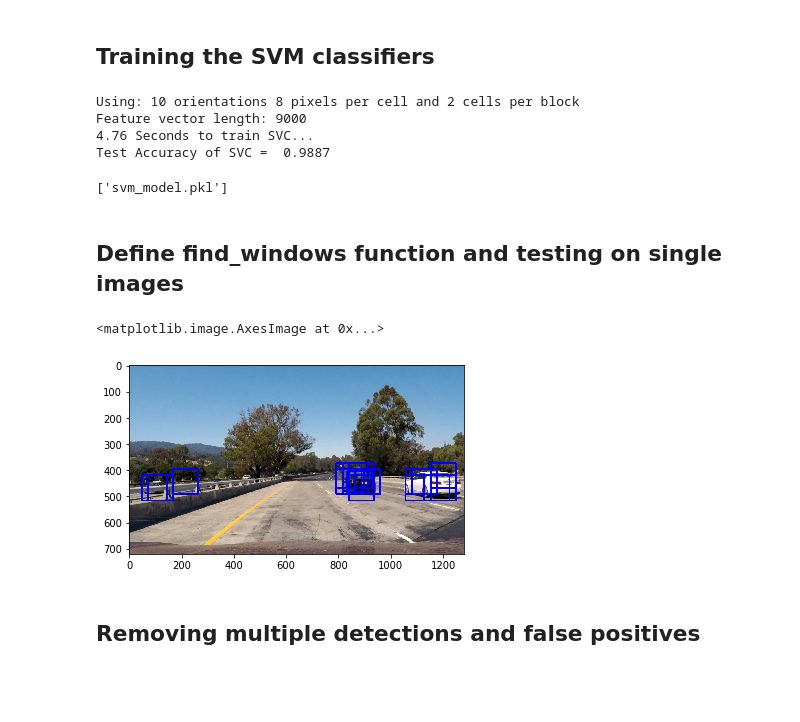
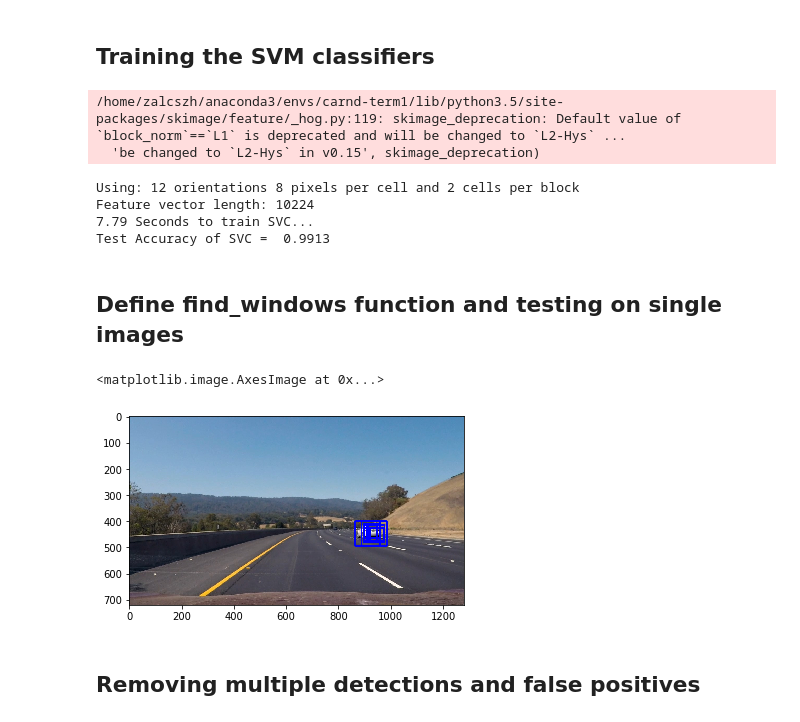
Before and after one commit to liangzhangleon/CarND-Vehicle-Detections-P5, a Jupyter notebook: vehicle_detection.ipynb, the cells around one changed output. Saved outputs shown, nothing was run; the diff lists cells and outputs as text; code cells hidden in the pictures; blank space fills up the shorter version.

```diff
--- a/vehicle_detection.ipynb
+++ b/vehicle_detection.ipynb
@@ -191,12 +213,12 @@ plt.imshow(hog_image_notcar, cmap='gray')
 
 ### Parameters
 color_space = 'YCrCb' # Can be RGB, HSV, LUV, HLS, YUV, YCrCb
-orient = 10  # HOG orientations
+orient = 12  # HOG orientations
 pix_per_cell = 8 # HOG pixels per cell
 cell_per_block = 2 # HOG cells per block
 hog_channel = "ALL" # Can be 0, 1, 2, or "ALL"
 spatial_size = (32, 32) # Spatial binning dimensions
-hist_bins = 16    # Number of histogram bins
+hist_bins = 32    # Number of histogram bins
 spatial_feat = True # Spatial features on or off
 hist_feat = True # Histogram features on or off
 hog_feat = True # HOG features on or off
@@ -242,19 +264,13 @@ t2 = time.time()
 print(round(t2-t, 2), 'Seconds to train SVC...')
 # Check the score of the SVC
 print('Test Accuracy of SVC = ', round(svc.score(X_test, y_test), 4))
-# Check the prediction time for a single sample
-t=time.time()
 # %% [output]
-Using: 10 orientations 8 pixels per cell and 2 cells per block
-Feature vector length: 9000
-4.76 Seconds to train SVC...
-Test Accuracy of SVC =  0.9887
+/home/zalcszh/anaconda3/envs/carnd-term1/lib/python3.5/site-packages/skimage/feature/_hog.py:119: skimage_deprecation: Default value of `block_norm`==`L1` is deprecated and will be changed to `L2-Hys` ...
+  'be changed to `L2-Hys` in v0.15', skimage_deprecation)
+Using: 12 orientations 8 pixels per cell and 2 cells per block
+Feature vector length: 10224
+7.79 Seconds to train SVC...
+Test Accuracy of SVC =  0.9913
-# %%
-from sklearn.externals import joblib
-joblib.dump(svc, 'svm_model.pkl')
-# svc = joblib.load('svm_model.pkl')
-# %% [output]
-['svm_model.pkl']
 # %% [markdown]
 ## Define find_windows function and testing on single images
 # %%
@@ -281,7 +297,6 @@ def find_windows(img, color_space, ystart, ystop, scale, svc, X_scaler, orient,
                 ctrans_tosearch = cv2.cvtColor(img_tosearch, cv2.COLOR_RGB2YCrCb)
     else: ctrans_tosearch = np.copy(img_tosearch)
 
-    # ctrans_tosearch = cv2.cvtColor(img_tosearch, cv2.COLOR_RGB2HLS)
     if scale != 1:
         imshape = ctrans_tosearch.shape
         ctrans_tosearch = cv2.resize(ctrans_tosearch, (np.int(imshape[1]/scale), np.int(imshape[0]/scale)))
@@ -324,57 +339,56 @@ def find_windows(img, color_space, ystart, ystop, scale, svc, X_scaler, orient,
             # Extract the image patch
             subimg = cv2.resize(ctrans_tosearch[ytop:ytop+window, xleft:xleft+window], (64,64))
 
             # Get color features
             spatial_features = bin_spatial(subimg, size=spatial_size)
             hist_features = color_hist(subimg, nbins=hist_bins)
 
             # Scale features and make a prediction
             test_features = X_scaler.transform(np.hstack((spatial_features, hist_features, hog_features)).reshape(1, -1))
             #test_features = X_scaler.transform(np.hstack((shape_feat, hist_feat)).reshape(1, -1))
             test_prediction = svc.predict(test_features)
 
             if test_prediction == 1:
                 xbox_left = np.int(xleft*scale)
                 ytop_draw = np.int(ytop*scale)
                 win_draw = np.int(window*scale)
                 window_list.append(((xbox_left, ytop_draw+ystart), (xbox_left+win_draw,ytop_draw+win_draw+ystart)))
 
     return window_list
 
-# y_start_stop = [400, 660] # Min and max in y to search in slide_window()
-scale1 = 1   # 64 x64
-ystart1 = 372
-ystop1 = 500
+scale = [0.8, 1, 1.5, 2] # 64 x64, 96x96, 128x128
+ystart = [400, 400,  400, 450]
+ystop = [496, 528, 660, 680]
 
+image = mpimg.imread('test_images/test3.jpg')
 
-scale2 = 1.5  # 96x96
-ystart2 = 372
-ystop2 = 660
+# stack all boxes found
+window_list_stack = [[], [], [], []]
 
-scale3 = 2    # 128x128
-ystart3 = 500
-ystop3 = 660
-
-image = mpimg.imread('test_images/test1.jpg')
-window_list1 = find_windows(image, color_space, ystart1, ystop1, scale1, svc, X_scaler, orient, pix_per_cell,
-                    cell_per_block, spatial_size, hist_bins)
-window_list2 = find_windows(image, color_space, ystart2, ystop2, scale2, svc, X_scaler, orient, pix_per_cell,
-                    cell_per_block, spatial_size, hist_bins)
-window_list3 = find_windows(image, color_space, ystart3, ystop3, scale3, svc, X_scaler, orient, pix_per_cell,
+for i in range(len(scale)):
+    window_list_stack[i] = find_windows(image, color_space, ystart[i], ystop[i], scale[i], svc, X_scaler, orient, pix_per_cell,
                     cell_per_block, spatial_size, hist_bins)
 
+# put all positive boxes in one queue
 window_list = []
-for window in window_list1:
-    window_list.append(window)
-for window in window_list2:
-    window_list.append(window)
-#for window in window_list3:
-#    window_list.append(window)
+
+# A flag to decide if to filter out the boxes on the opposite lanes
+filter_oppo = True
+for i in range(len(scale)):
+    for window in window_list_stack[i]:
+        if filter_oppo:
+            if opposite_track(window):
+                continue
+            else:
+                window_list.append(window)
+        else:
+            window_list.append(window)
+
 out_img = draw_boxes(image, window_list)
 plt.imshow(out_img)
 # %% [output]
 <matplotlib.image.AxesImage at 0x...>
-[figure, old version]
+[figure, new version]
 # %% [markdown]
 ## Removing multiple detections and false positives
 # %%
```
Also changed, not shown: parts of 7 cells of this notebook.
